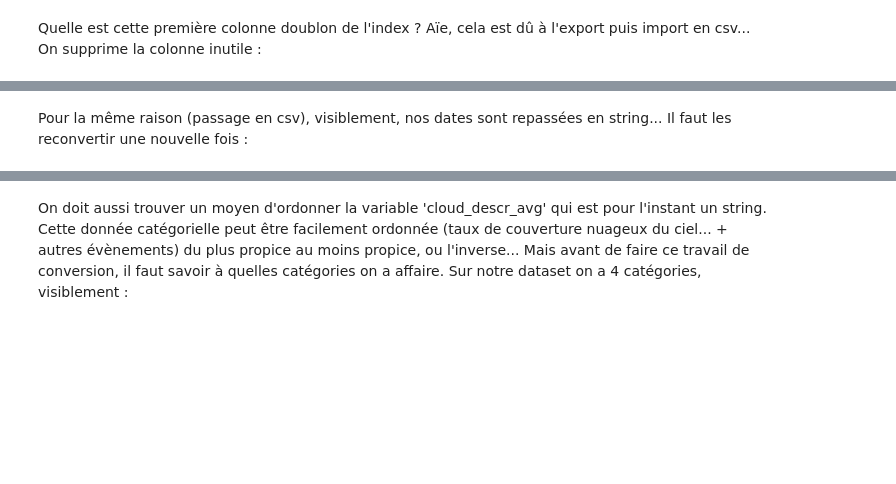
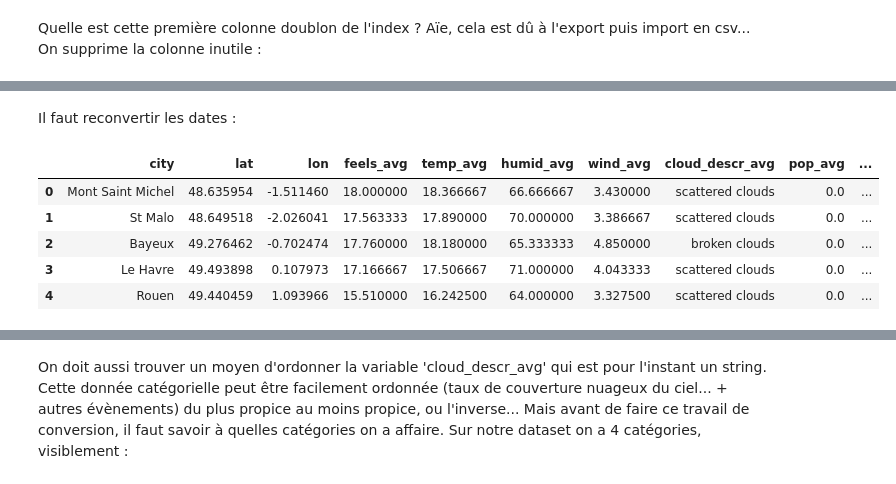
Before and after one commit to Jesshuan/Jedha-certification, a Jupyter notebook: Blocn°1 - Kayak/3.maps_of_best_destination.ipynb, the cells around one changed output, grey strips where cells are left out. Cells and saved outputs as stored; diff of their text form; code cells hidden in the pictures; blank space fills up the shorter version.

```diff
--- a/Blocn°1 - Kayak/3.maps_of_best_destination.ipynb
+++ b/Blocn°1 - Kayak/3.maps_of_best_destination.ipynb
@@ -43,7 +43,6 @@ end_date            object
 dtype: object
-# %% [markdown]
-Pour la même raison (passage en csv), visiblement, nos dates sont repassées en string...
-Il faut les reconvertir une nouvelle fois :
+# %% [markdown]
+Il faut reconvertir les dates :
 # %%
 import datetime as dt
 
@@ -52,3 +51,12 @@ data['end_date']=data['end_date'].map(lambda s: dt.datetime.strptime(s.replace("
+# %%
+data.head()
+# %% [output]
+|  | city | lat | lon | feels_avg | temp_avg | humid_avg | wind_avg | cloud_descr_avg | pop_avg | ... |
+| 0 | Mont Saint Michel | 48.635954 | -1.511460 | 18.000000 | 18.366667 | 66.666667 | 3.430000 | scattered clouds | 0.0 | ... |
+| 1 | St Malo | 48.649518 | -2.026041 | 17.563333 | 17.890000 | 70.000000 | 3.386667 | scattered clouds | 0.0 | ... |
+| 2 | Bayeux | 49.276462 | -0.702474 | 17.760000 | 18.180000 | 65.333333 | 4.850000 | broken clouds | 0.0 | ... |
+| 3 | Le Havre | 49.493898 | 0.107973 | 17.166667 | 17.506667 | 71.000000 | 4.043333 | scattered clouds | 0.0 | ... |
+| 4 | Rouen | 49.440459 | 1.093966 | 15.510000 | 16.242500 | 64.000000 | 3.327500 | scattered clouds | 0.0 | ... |
 # %%
 data.dtypes
 # %% [output]
```
Also changed, not shown: parts of 7 cells of this notebook, 6 other files.
